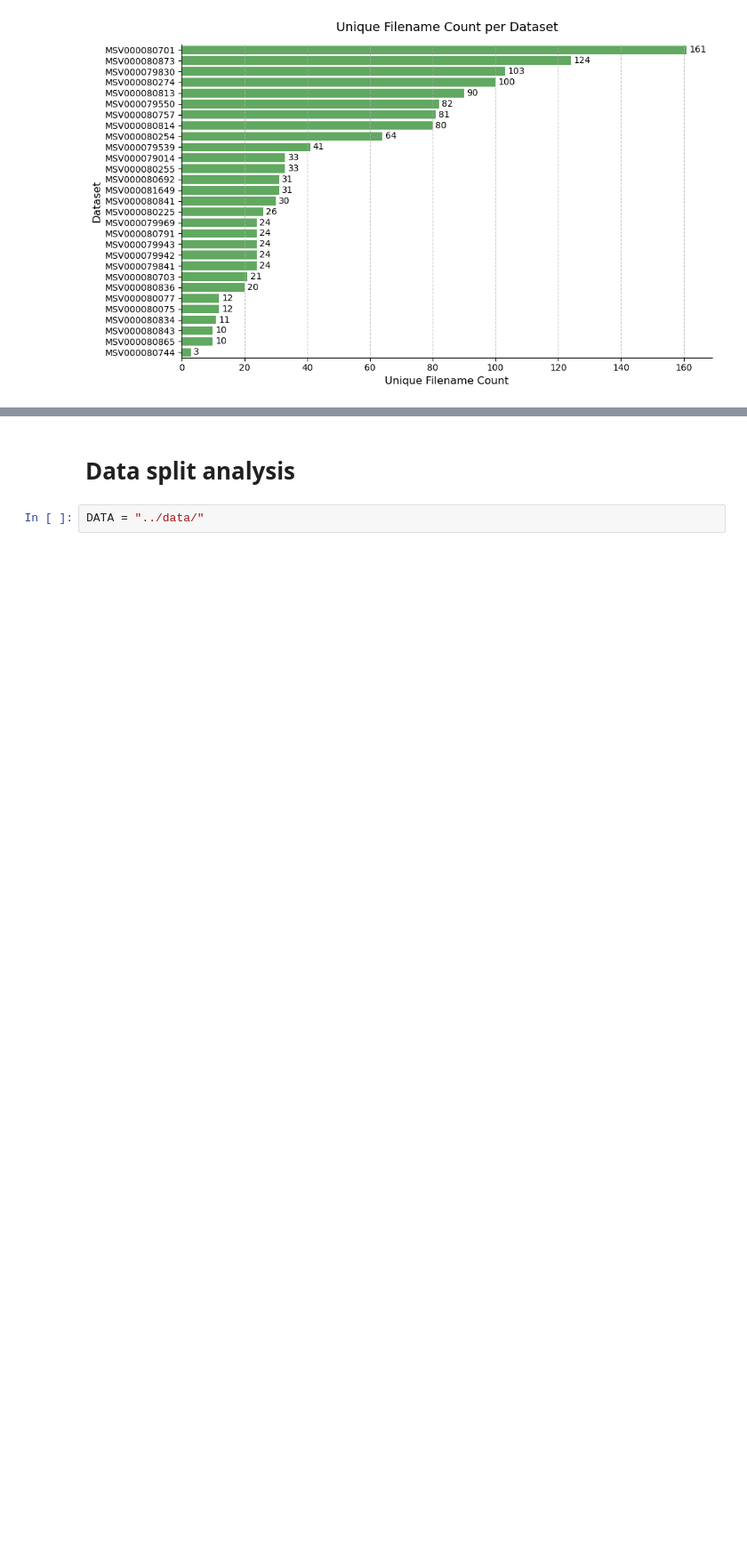
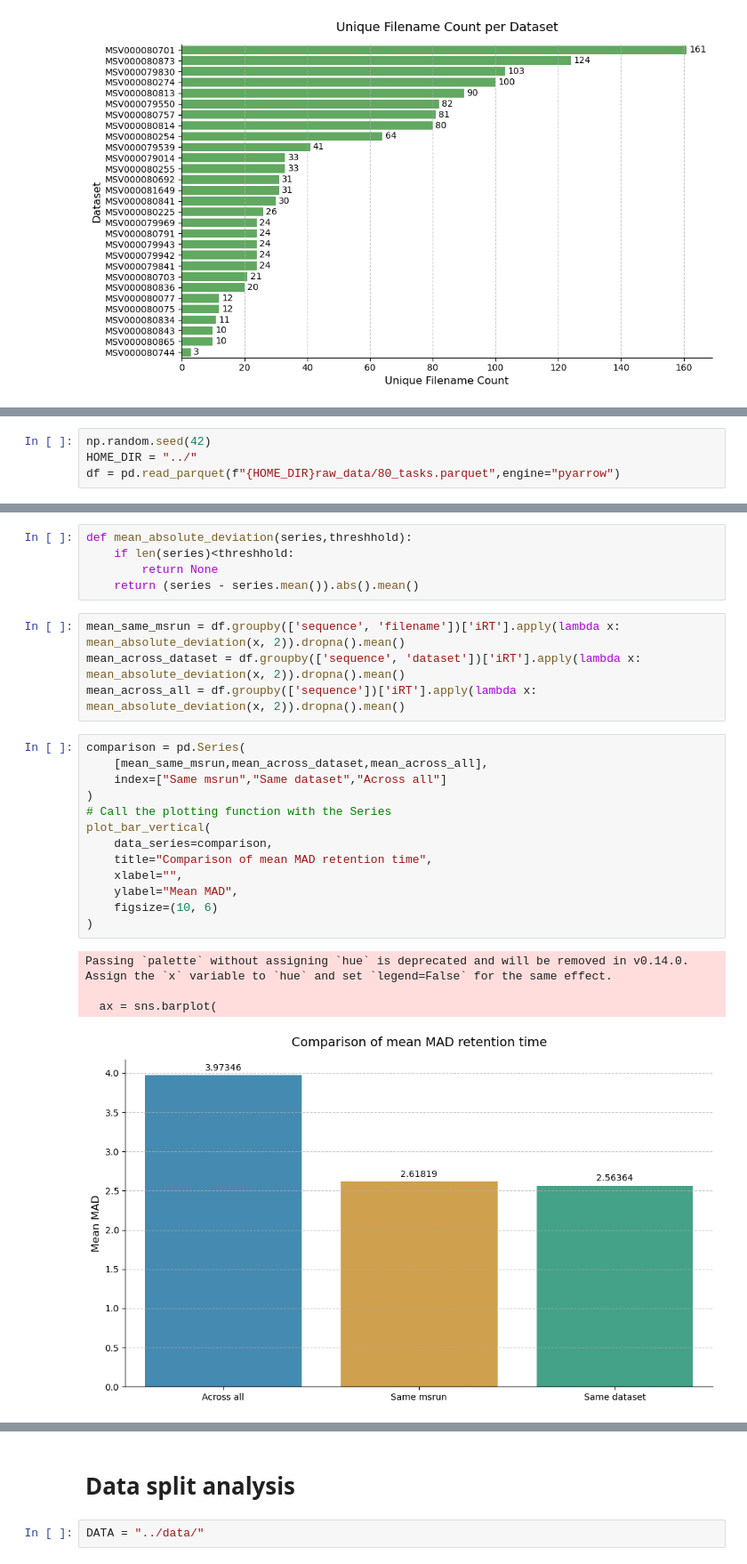
Before and after one commit to WannesLamberts/MTL-peptide-property-prediction-pool, a Jupyter notebook: notebooks/analyisis.ipynb, the cells around one changed output, grey strips where cells are left out. Shown at 89% size. Cells and saved outputs as stored; diff of their text form; blank space fills up the shorter version.

```diff
--- a/notebooks/analyisis.ipynb
+++ b/notebooks/analyisis.ipynb
@@ -52,0 +81,4 @@ plot_bar_horizontal(
+# %%
+np.random.seed(42)
+HOME_DIR = "../"
+df = pd.read_parquet(f"{HOME_DIR}raw_data/80_tasks.parquet",engine="pyarrow")
@@ -52,0 +87,27 @@ plot_bar_horizontal(
+# %%
+def mean_absolute_deviation(series,threshhold):
+    if len(series)<threshhold:
+        return None
+    return (series - series.mean()).abs().mean()
+# %%
+mean_same_msrun = df.groupby(['sequence', 'filename'])['iRT'].apply(lambda x: mean_absolute_deviation(x, 2)).dropna().mean()
+mean_across_dataset = df.groupby(['sequence', 'dataset'])['iRT'].apply(lambda x: mean_absolute_deviation(x, 2)).dropna().mean()
+mean_across_all = df.groupby(['sequence'])['iRT'].apply(lambda x: mean_absolute_deviation(x, 2)).dropna().mean()
+# %%
+comparison = pd.Series(
+    [mean_same_msrun,mean_across_dataset,mean_across_all],
+    index=["Same msrun","Same dataset","Across all"]
+)
+# Call the plotting function with the Series
+plot_bar_vertical(
+    data_series=comparison,
+    title="Comparison of mean MAD retention time",
+    xlabel="",
+    ylabel="Mean MAD",
+    figsize=(10, 6)
+)
+# %% [output]
+Passing `palette` without assigning `hue` is deprecated and will be removed in v0.14.0. Assign the `x` variable to `hue` and set `legend=False` for the same effect.
+
+  ax = sns.barplot(
+[figure, added]
```
Also changed, not shown: parts of 19 cells of this notebook, 3 other files.
